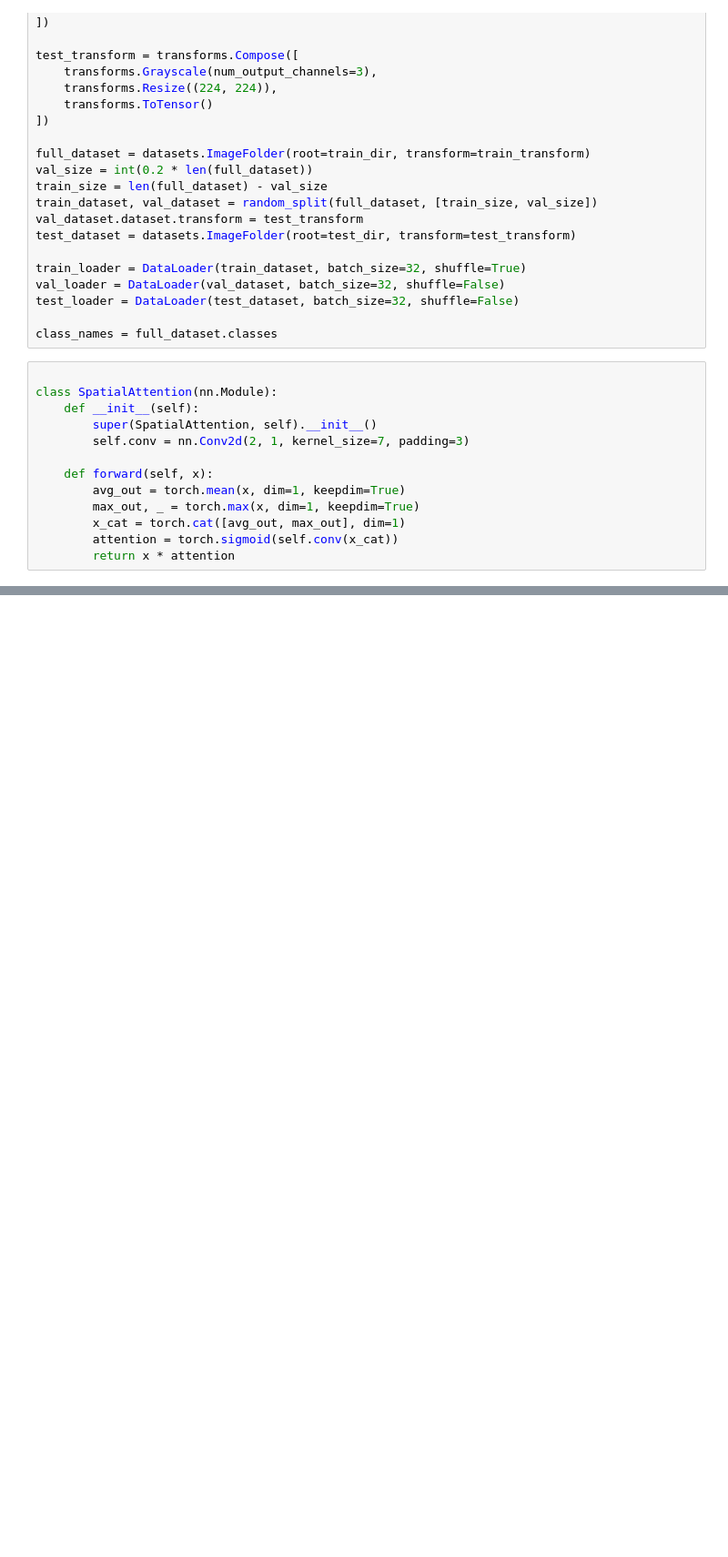
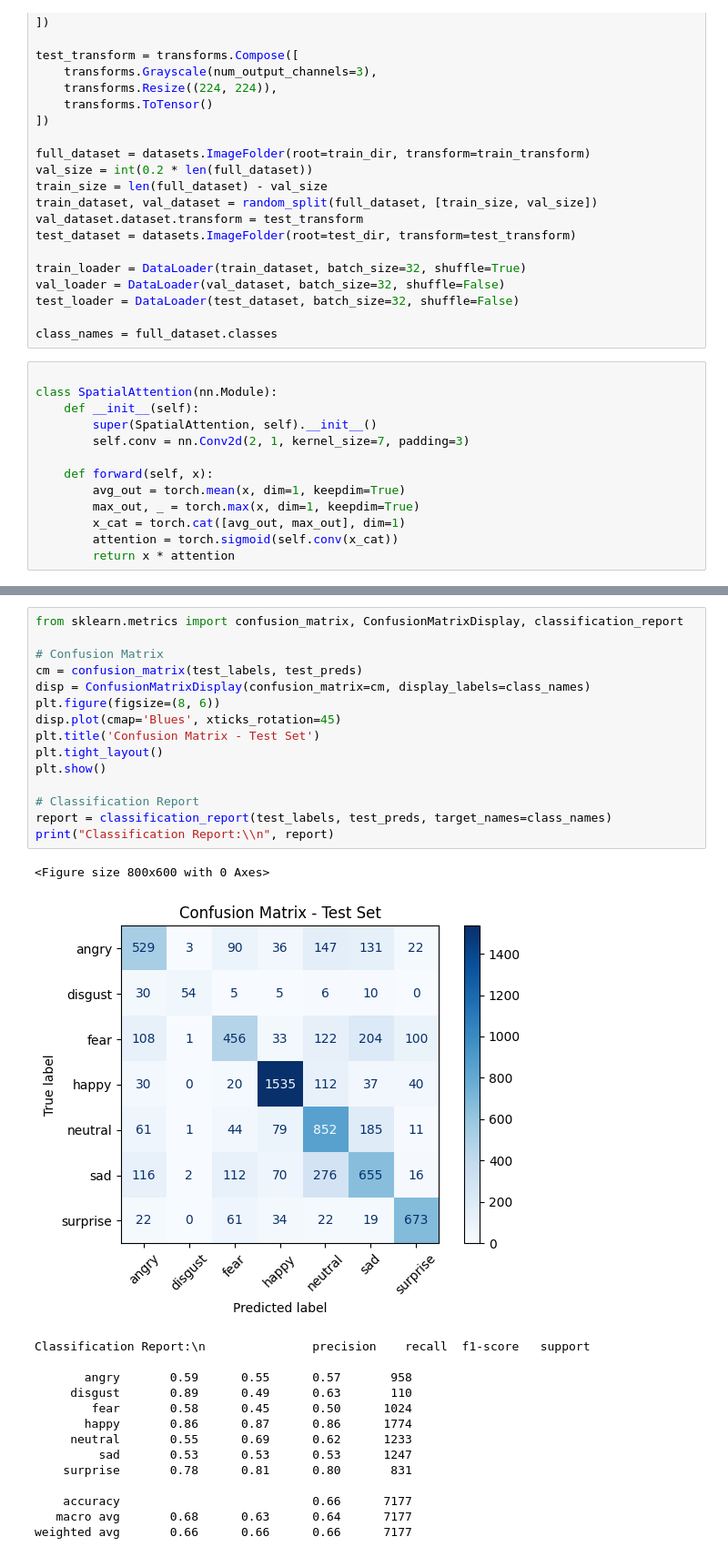
Before and after one commit to ClutchForce/AI-Research, a Jupyter notebook: resent_attention_model.ipynb, the cells around one changed output, grey strips where cells are left out. Shown: that part at 91% size. Drawn from its saved outputs; the diff is of its cells as text; blank space fills up the shorter version.

```diff
--- a/resent_attention_model.ipynb
+++ b/resent_attention_model.ipynb
@@ -213,0 +212,31 @@ Test Accuracy: 0.6737
+# %%
+from sklearn.metrics import confusion_matrix, ConfusionMatrixDisplay, classification_report
+
+# Confusion Matrix
+cm = confusion_matrix(test_labels, test_preds)
+disp = ConfusionMatrixDisplay(confusion_matrix=cm, display_labels=class_names)
+plt.figure(figsize=(8, 6))
+disp.plot(cmap='Blues', xticks_rotation=45)
+plt.title('Confusion Matrix - Test Set')
+plt.tight_layout()
+plt.show()
+
+# Classification Report
+report = classification_report(test_labels, test_preds, target_names=class_names)
+print("Classification Report:\\n", report)
+# %% [output]
+<Figure size 800x600 with 0 Axes>
+[figure, added]
+Classification Report:\n               precision    recall  f1-score   support
+
+       angry       0.59      0.55      0.57       958
+     disgust       0.89      0.49      0.63       110
+        fear       0.58      0.45      0.50      1024
+       happy       0.86      0.87      0.86      1774
+     neutral       0.55      0.69      0.62      1233
+         sad       0.53      0.53      0.53      1247
+    surprise       0.78      0.81      0.80       831
+
+    accuracy                           0.66      7177
+   macro avg       0.68      0.63      0.64      7177
+weighted avg       0.66      0.66      0.66      7177
```
Also changed, not shown: parts of 9 cells of this notebook.
